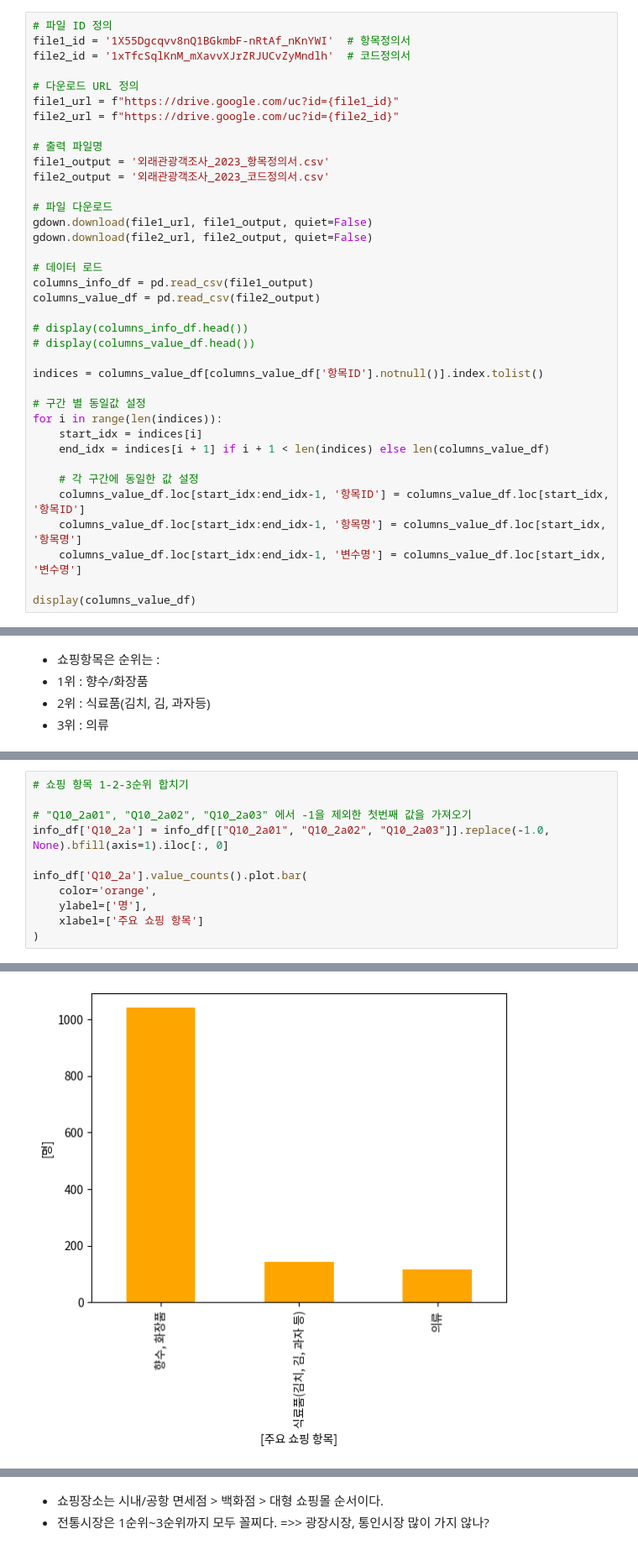
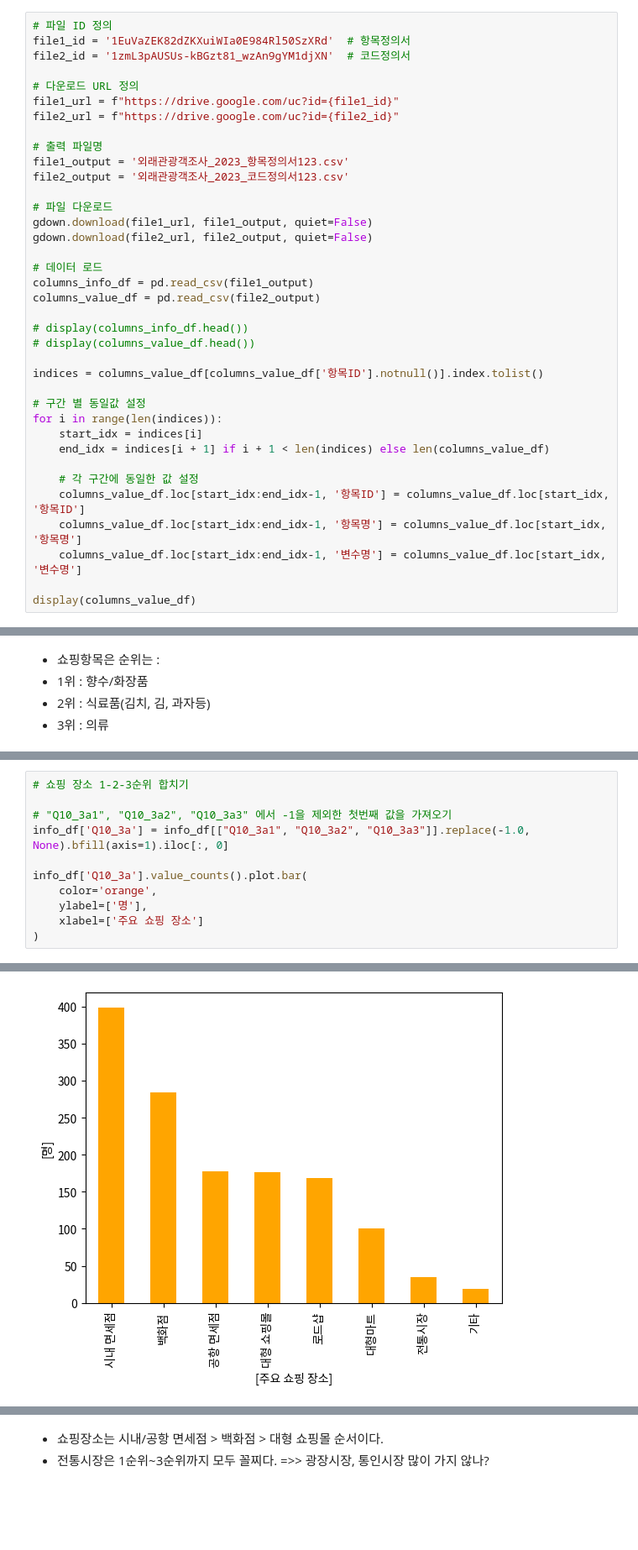
Before and after one commit to kKn00077/techit-travel-data-analysis, a Jupyter notebook: china.ipynb, the cells around one changed output, grey strips where cells are left out. Shown at 84% size. Drawn from its saved outputs; the diff is of its cells as text; blank space fills up the shorter version.

```diff
--- a/china.ipynb
+++ b/china.ipynb
@@ -47,16 +47,16 @@ To: /content/외래관광객조사_2023_데이터.txt
 (16196, 365)
 # %%
 # 파일 ID 정의
-file1_id = '1X55Dgcqvv8nQ1BGkmbF-nRtAf_nKnYWI'  # 항목정의서
-file2_id = '1xTfcSqlKnM_mXavvXJrZRJUCvZyMndlh'  # 코드정의서
+file1_id = '1EuVaZEK82dZKXuiWIa0E984Rl50SzXRd'  # 항목정의서
+file2_id = '1zmL3pAUSUs-kBGzt81_wzAn9gYM1djXN'  # 코드정의서
 
 # 다운로드 URL 정의
 file1_url = f"https://drive.google.com/uc?id={file1_id}"
 file2_url = f"https://drive.google.com/uc?id={file2_id}"
 
 # 출력 파일명
-file1_output = '외래관광객조사_2023_항목정의서.csv'
-file2_output = '외래관광객조사_2023_코드정의서.csv'
+file1_output = '외래관광객조사_2023_항목정의서123.csv'
+file2_output = '외래관광객조사_2023_코드정의서123.csv'
 
 # 파일 다운로드
 gdown.download(file1_url, file1_output, quiet=False)
@@ -758,12 +898,12 @@ info_df.loc[info_df['Q10_2a03'] != -1, ['Q10_2a03']].value_counts().plot.bar(
 # %%
-# 쇼핑 항목 1-2-3순위 합치기
+# 쇼핑 장소 1-2-3순위 합치기
 
-# "Q10_2a01", "Q10_2a02", "Q10_2a03" 에서 -1을 제외한 첫번째 값을 가져오기
-info_df['Q10_2a'] = info_df[["Q10_2a01", "Q10_2a02", "Q10_2a03"]].replace(-1.0, None).bfill(axis=1).iloc[:, 0]
+# "Q10_3a1", "Q10_3a2", "Q10_3a3" 에서 -1을 제외한 첫번째 값을 가져오기
+info_df['Q10_3a'] = info_df[["Q10_3a1", "Q10_3a2", "Q10_3a3"]].replace(-1.0, None).bfill(axis=1).iloc[:, 0]
 
-info_df['Q10_2a'].value_counts().plot.bar(
+info_df['Q10_3a'].value_counts().plot.bar(
     color='orange',
     ylabel=['명'],
-    xlabel=['주요 쇼핑 항목']
+    xlabel=['주요 쇼핑 장소']
 )
 # %% [output]
@@ -771 +911 @@ info_df['Q10_2a'].value_counts().plot.bar(
-[figure, old version]
+[figure, new version]
```
Also changed, not shown: parts of 107 cells of this notebook.
